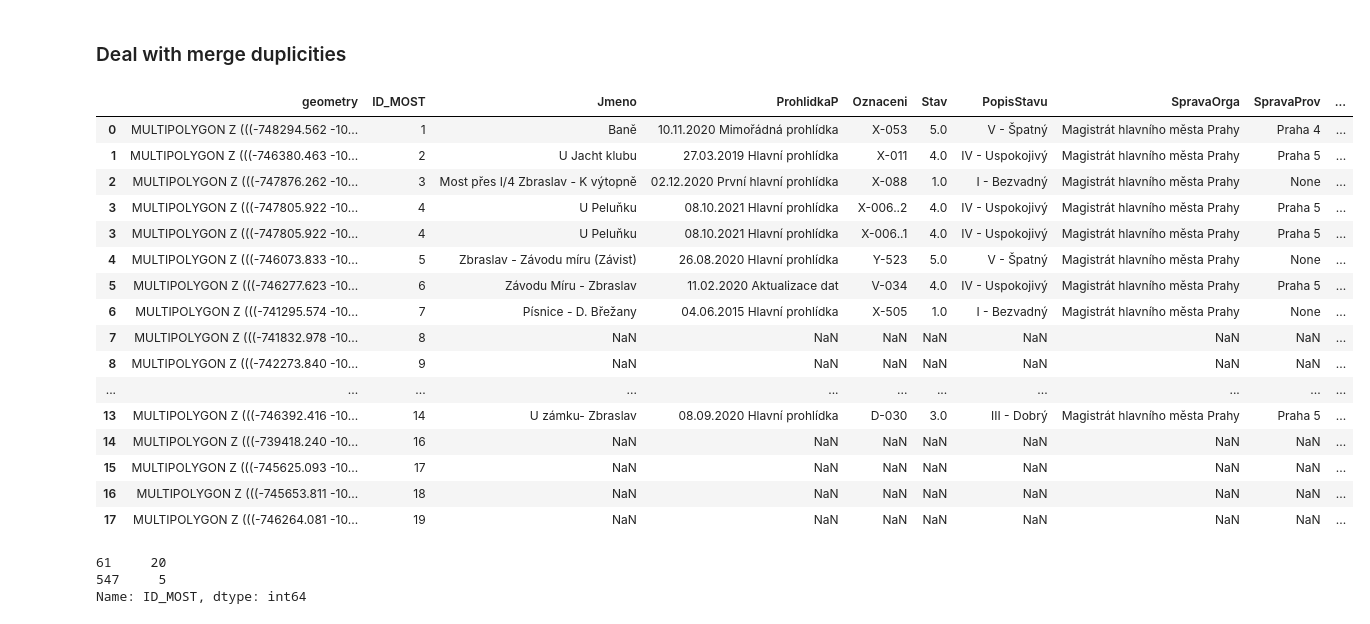
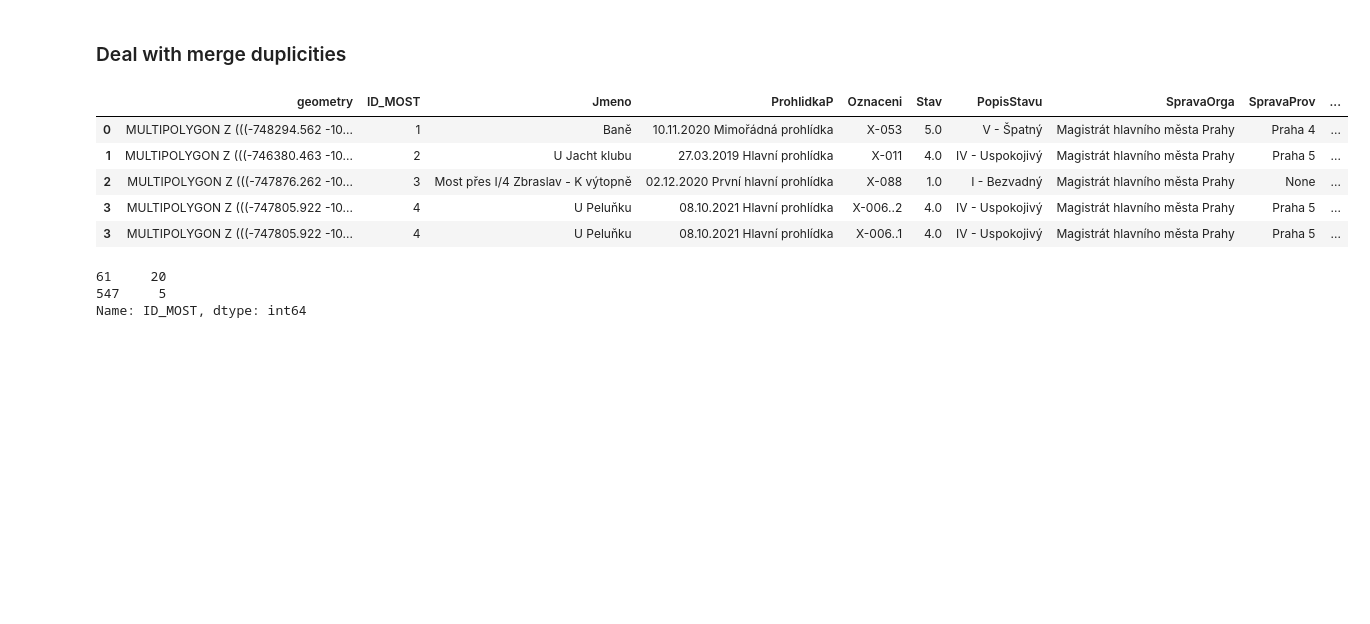
Before and after one commit to AnnaMoudra/Metadata, a Jupyter notebook: mosty/linking.ipynb, the cells around one changed output. Saved outputs shown, nothing was run; the diff lists cells and outputs as text; code cells hidden in the pictures; blank space fills up the shorter version.

```diff
--- a/mosty/linking.ipynb
+++ b/mosty/linking.ipynb
@@ -5,5 +6,5 @@ import geopandas as gpd
 # %%
 df_geo = gpd.read_file('../data/mosty_shp/mosty.shp')
 df_geo_mp = gpd.read_file('../data/mosty_mp/mosty_mp/mosty_mp.shp')
-crs = df_geo.crs;
+crs = df_geo_mp.crs;
 # %%
@@ -83,10 +92,8 @@ import pandas as pd
 # %%
-df_geo = pd.concat(combined_geo)
+df_geo = df_geo_mp.copy()
 df_geo.reset_index(drop=True,inplace=True)
 df_geo = df_geo.set_crs(crs)
 
-#df_geo = dissolved.reset_index()
-#df_geo.head(10)
 df_geo.to_file("../data/mosty_shp/mosty_unique.shp", driver="ESRI Shapefile", encoding="utf-8")
 # %%
 df_geo.info()
@@ -163,25 +138,14 @@ df_selection = df_merged[["geometry","ID_MOST","Jmeno","ProhlidkaP","Oznaceni","
 # %% [markdown]
 ### Deal with merge duplicities
 # %%
-df_selection.head(20)
+df_selection.head()
 # %% [output]
 |  | geometry | ID_MOST | Jmeno | ProhlidkaP | Oznaceni | Stav | PopisStavu | SpravaOrga | SpravaProv | ... |
 | 0 | MULTIPOLYGON Z (((-748294.562 -10... | 1 | Baně | 10.11.2020 Mimořádná prohlídka | X-053 | 5.0 | V - Špatný | Magistrát hlavního města Prahy | Praha 4 | ... |
 | 1 | MULTIPOLYGON Z (((-746380.463 -10... | 2 | U Jacht klubu | 27.03.2019 Hlavní prohlídka | X-011 | 4.0 | IV - Uspokojivý | Magistrát hlavního města Prahy | Praha 5 | ... |
 | 2 | MULTIPOLYGON Z (((-747876.262 -10... | 3 | Most přes I/4 Zbraslav - K výtopně | 02.12.2020 První hlavní prohlídka | X-088 | 1.0 | I - Bezvadný | Magistrát hlavního města Prahy | None | ... |
 | 3 | MULTIPOLYGON Z (((-747805.922 -10... | 4 | U Peluňku | 08.10.2021 Hlavní prohlídka | X-006..2 | 4.0 | IV - Uspokojivý | Magistrát hlavního města Prahy | Praha 5 | ... |
 | 3 | MULTIPOLYGON Z (((-747805.922 -10... | 4 | U Peluňku | 08.10.2021 Hlavní prohlídka | X-006..1 | 4.0 | IV - Uspokojivý | Magistrát hlavního města Prahy | Praha 5 | ... |
-| 4 | MULTIPOLYGON Z (((-746073.833 -10... | 5 | Zbraslav - Závodu míru (Závist) | 26.08.2020 Hlavní prohlídka | Y-523 | 5.0 | V - Špatný | Magistrát hlavního města Prahy | None | ... |
-| 5 | MULTIPOLYGON Z (((-746277.623 -10... | 6 | Závodu Míru - Zbraslav | 11.02.2020 Aktualizace dat | V-034 | 4.0 | IV - Uspokojivý | Magistrát hlavního města Prahy | Praha 5 | ... |
-| 6 | MULTIPOLYGON Z (((-741295.574 -10... | 7 | Písnice - D. Břežany | 04.06.2015 Hlavní prohlídka | X-505 | 1.0 | I - Bezvadný | Magistrát hlavního města Prahy | None | ... |
-| 7 | MULTIPOLYGON Z (((-741832.978 -10... | 8 | NaN | NaN | NaN | NaN | NaN | NaN | NaN | ... |
-| 8 | MULTIPOLYGON Z (((-742273.840 -10... | 9 | NaN | NaN | NaN | NaN | NaN | NaN | NaN | ... |
-| ... | ... | ... | ... | ... | ... | ... | ... | ... | ... | ... |
-| 13 | MULTIPOLYGON Z (((-746392.416 -10... | 14 | U zámku- Zbraslav | 08.09.2020 Hlavní prohlídka | D-030 | 3.0 | III - Dobrý | Magistrát hlavního města Prahy | Praha 5 | ... |
-| 14 | MULTIPOLYGON Z (((-739418.240 -10... | 16 | NaN | NaN | NaN | NaN | NaN | NaN | NaN | ... |
-| 15 | MULTIPOLYGON Z (((-745625.093 -10... | 17 | NaN | NaN | NaN | NaN | NaN | NaN | NaN | ... |
-| 16 | MULTIPOLYGON Z (((-745653.811 -10... | 18 | NaN | NaN | NaN | NaN | NaN | NaN | NaN | ... |
-| 17 | MULTIPOLYGON Z (((-746264.081 -10... | 19 | NaN | NaN | NaN | NaN | NaN | NaN | NaN | ... |
 # %%
 df_selection.ID_MOST.value_counts()[:2]
 # %% [output]
```
Also changed, not shown: parts of 10 cells of this notebook, 1 other file.
